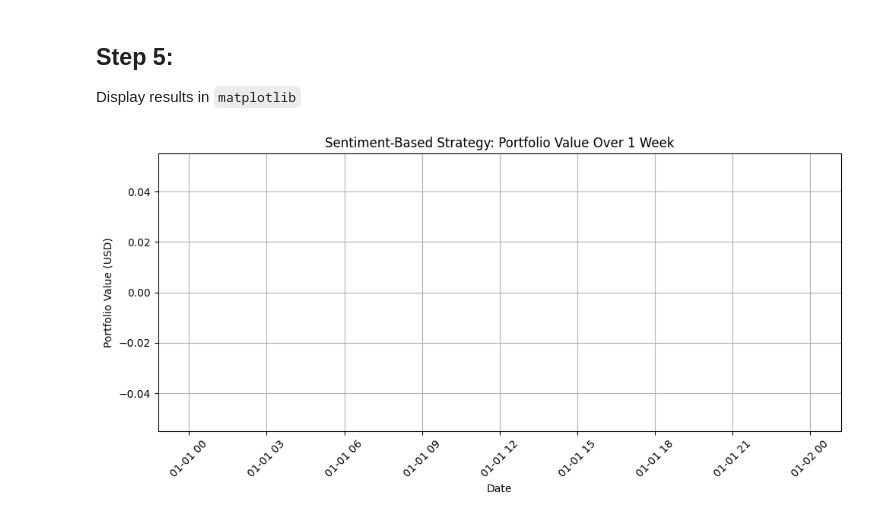
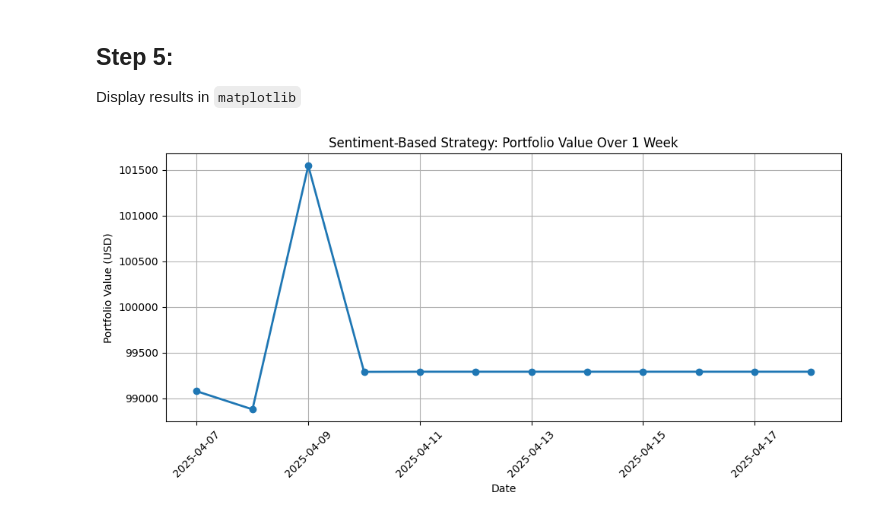
Before and after one commit to SophieRichardson98/FM_momentum, a Jupyter notebook: Tutorial/Momentum_Tutorial_Answers.ipynb, the cells around one changed output. Drawn from its saved outputs; the diff is of its cells as text; code cells hidden in the pictures.

````diff
--- a/Tutorial/Momentum_Tutorial_Answers.ipynb
+++ b/Tutorial/Momentum_Tutorial_Answers.ipynb
@@ -52,10 +54,10 @@ Configure API
 # %%
 # Information to call API (variables capitalised to deonte constants)
-API_KEY = 'YOUR_NEWS_API_KEY'  # Replace with your actual key
+API_KEY = '8dccb56c87484f47a9070502a94ba616'  # Replace with your actual key
 BASE_URL = 'https://newsapi.org/v2/everything'
-STOCK_UNIVERSE = ['AAPL', 'MSFT', 'GOOGL', 'AMZN', 'TSLA']
-START_DATE = datetime(2025, 4, 1)
-END_DATE = datetime(2025, 4, 7)
+STOCK = 'AAPL'
+START_DATE = datetime(2025, 4, 7)
+END_DATE = datetime(2025, 4, 18)
 # %% [markdown]
 ## Step 3:
 Create a function to get news and calculate the sentiment
@@ -324,12 +80,13 @@ def run_sentiment_strategy(stock_universe, start_date, end_date, initial_portfol
 # %%
-# Usage
-# from sentiment_trading_simulator import run_sentiment_strategy # put the above code into a seperate file.
+from sentiment_trading_simulator import run_sentiment_strategy
 from datetime import datetime
 
-STOCK_UNIVERSE = ['AAPL', 'MSFT', 'GOOGL', 'AMZN', 'TSLA']
-START_DATE = datetime(2025, 4, 1)
-END_DATE = datetime(2025, 4, 7)
-PORTFOLIO_VALUE = 100000
+INIT_CAP  = 100_000
 
-results_df = run_sentiment_strategy(STOCK_UNIVERSE, START_DATE, END_DATE, PORTFOLIO_VALUE)
-print(results_df)
+df = run_sentiment_strategy(
+    STOCK, START_DATE, END_DATE, INIT_CAP,
+    API_KEY, BASE_URL,
+    offline_mode=False   # set True to simulate news too
+)
+
+df.head(15)
@@ -338,22 +109,22 @@ print(results_df)
 Display results in ```matplotlib```
 # %%
 # Create DataFrame from strategy returns
-df = pd.DataFrame(strategy_returns)
+df = pd.DataFrame(df)
 
 # Ensure correct data types
 df['date'] = pd.to_datetime(df['date'])
 df = df.sort_values('date')
 df['portfolio_value'] = pd.to_numeric(df['portfolio_value'], errors='coerce')
 
 # Plot the portfolio value
 plt.figure(figsize=(10, 5))
 plt.plot(df['date'], df['portfolio_value'], marker='o', linewidth=2)
 plt.title('Sentiment-Based Strategy: Portfolio Value Over 1 Week')
 plt.xlabel('Date')
 plt.ylabel('Portfolio Value (USD)')
 plt.grid(True)
 plt.xticks(rotation=45)
 plt.tight_layout()
 plt.show()
 # %% [output]
-[figure, old version]
+[figure, new version]
````
Also changed, not shown: parts of 6 cells of this notebook, 4 other files.
